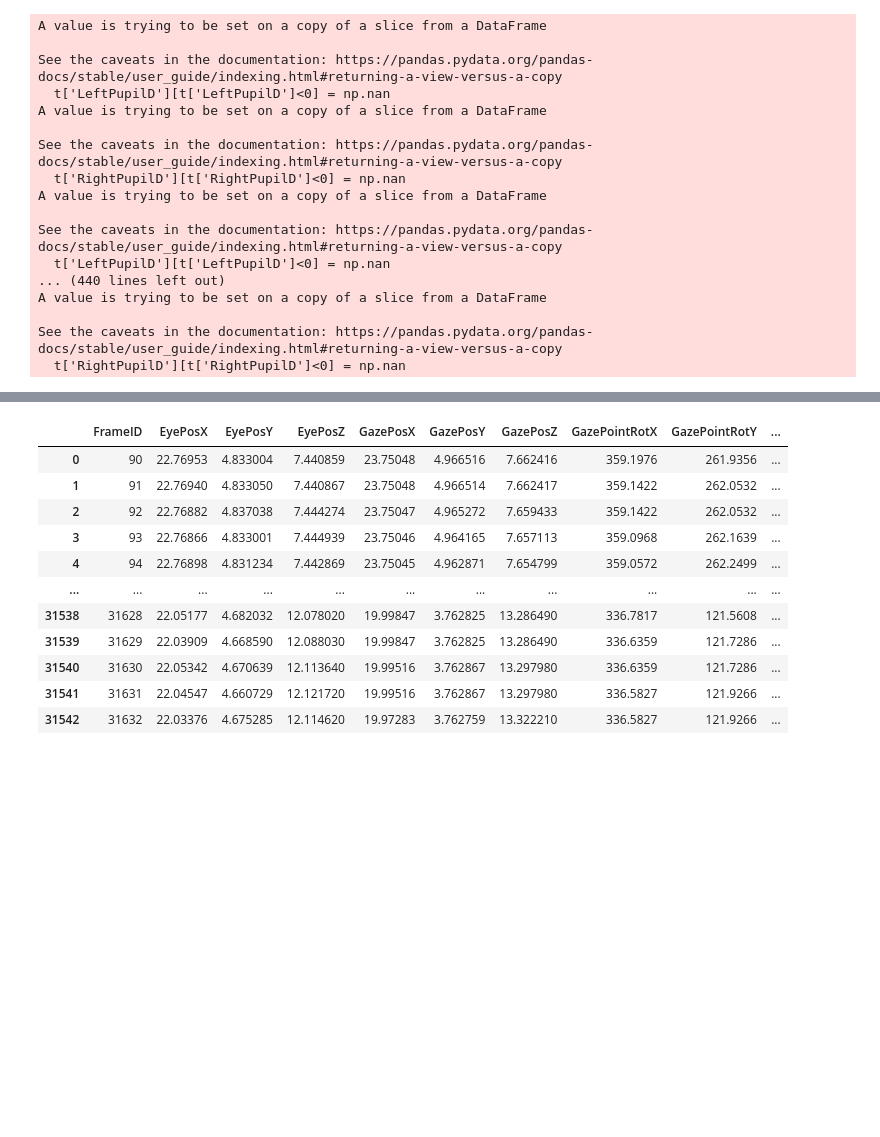
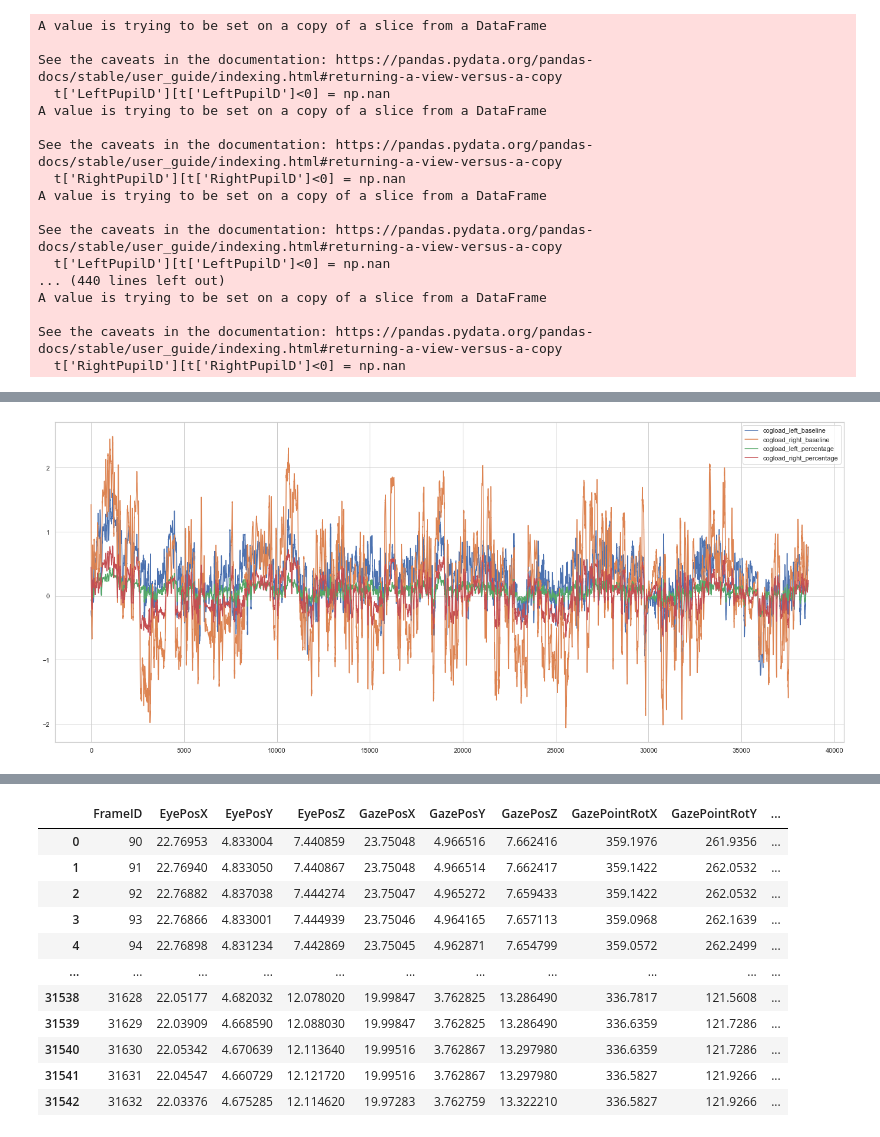
Before and after one commit to Tianyu-Zhou/NIST_Way_Finding, a Jupyter notebook: nist.ipynb, the cells around one changed output, grey strips where cells are left out. Cells and saved outputs as stored; diff of their text form; code cells hidden in the pictures; blank space fills up the shorter version.

```diff
--- a/nist.ipynb
+++ b/nist.ipynb
@@ -107,3 +173,21 @@ See the caveats in the documentation: https://pandas.pydata.org/pandas-docs/stab
+# %%
+n = 20
+plt.figure(figsize=(24,10))
+# plt.plot(data_raw[n]["cogload_left"],label='cogload_left')
+# plt.plot(data_raw[n]["cogload_right"],label='cogload_right')
+# plt.plot(data_raw[n]["cogload_adjust_left"],label='cogload_adjust_left')
+# plt.plot(data_raw[n]["cogload_adjust_right"],label='cogload_adjust_right')
+# plt.plot(data_raw[n]["LeftPupilD"],label='LeftPupilD')
+# plt.plot(data_raw[n]["RightPupilD"],label='RightPupilD')
+# plt.plot(data_raw[n]["Lumin"]*50,label='Lumin')
+plt.plot(data_raw[n]["cogload_left_baseline"],label='cogload_left_baseline')
+plt.plot(data_raw[n]["cogload_right_baseline"],label='cogload_right_baseline')
+plt.plot(data_raw[n]["cogload_left_percentage"],label='cogload_left_percentage')
+plt.plot(data_raw[n]["cogload_right_percentage"],label='cogload_right_percentage')
+plt.legend()
+plt.show()
+# %% [output]
+[figure, added]
 # %%
 test_normality(data_raw)
 # %%
```
Also changed, not shown: parts of 7 cells of this notebook.
